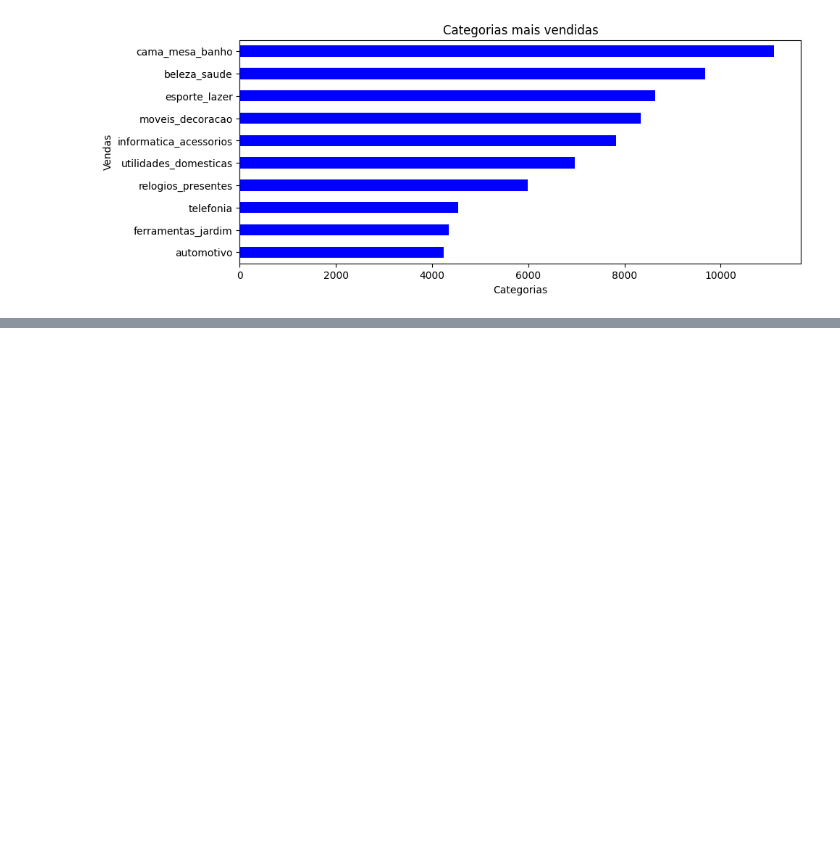
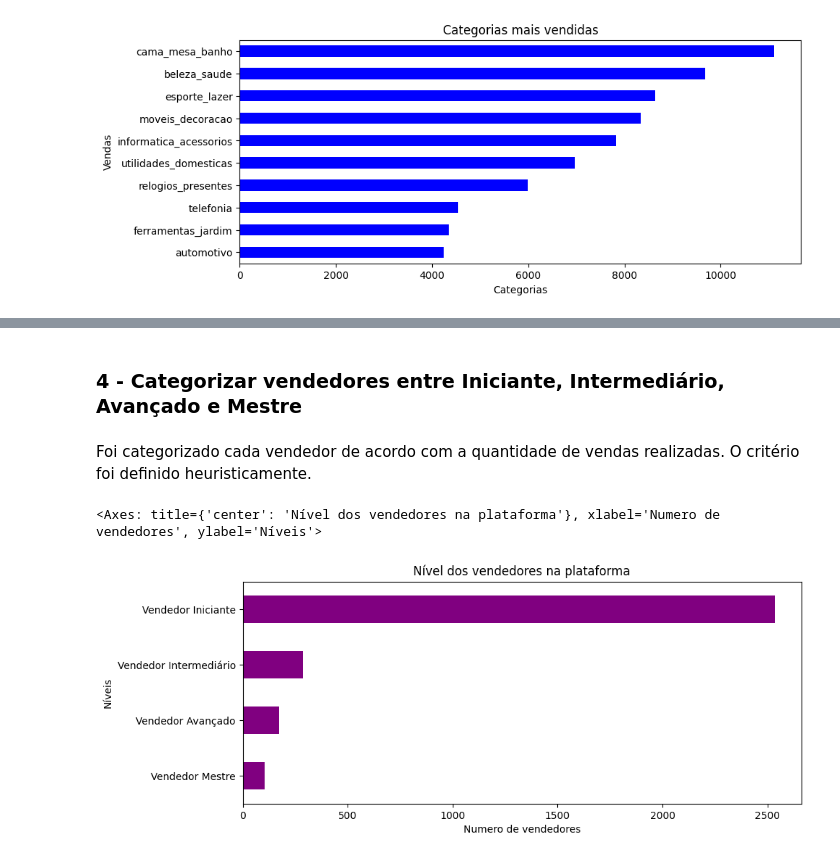
Before and after one commit to OtavioSotnas/Project-Pandas, a Jupyter notebook: src/apresentacao_trabalho.ipynb, the cells around one changed output, grey strips where cells are left out. Saved outputs shown, nothing was run; the diff lists cells and outputs as text; code cells hidden in the pictures; blank space fills up the shorter version.

```diff
--- a/src/apresentacao_trabalho.ipynb
+++ b/src/apresentacao_trabalho.ipynb
@@ -642,0 +816,5 @@ order_items['product_id'].value_counts(True).head(10)
+# %%
+avg_price = np.array(order_items.groupby('product_id')['price'].transform('mean'))
+order_items['avg_price'] = avg_price
+order_items['overpriced_item'] = order_items['price'] > avg_price
+order_items.head(10)
@@ -642,0 +833,30 @@ order_items['product_id'].value_counts(True).head(10)
+# %% [markdown]
+### **4 - Categorizar vendedores entre Iniciante, Intermediário, Avançado e Mestre**
+# %% [markdown]
+Foi categorizado cada vendedor de acordo com a quantidade de vendas realizadas. O critério foi definido heuristicamente.
+# %%
+numero_de_vendas = order_items.value_counts('seller_id').to_frame().rename(columns={'count' : 'sales'})
+vendedores = pd.merge(sellers, numero_de_vendas, on='seller_id')
+
+def categorias_vendedores(vendas):
+    if vendas < 40:
+        return 'Vendedor Iniciante'
+    elif vendas < 90:
+        return 'Vendedor Intermediário'
+    elif vendas < 200:
+        return 'Vendedor Avançado'
+    else:
+        return 'Vendedor Mestre'
+
+vendedores['seller_level'] = vendedores['sales'].apply(categorias_vendedores)
+vendedores.head(10)
+vendedores['seller_level'].value_counts(ascending=True).\
+                                        plot(kind='barh',
+                                             figsize=(10,4),
+                                             xlabel='Numero de vendedores',
+                                             ylabel='Níveis',
+                                             color='purple',
+                                             title='Nível dos vendedores na plataforma')
+# %% [output]
+<Axes: title={'center': 'Nível dos vendedores na plataforma'}, xlabel='Numero de vendedores', ylabel='Níveis'>
+[figure, added]
```
Also changed, not shown: parts of 56 cells of this notebook.
